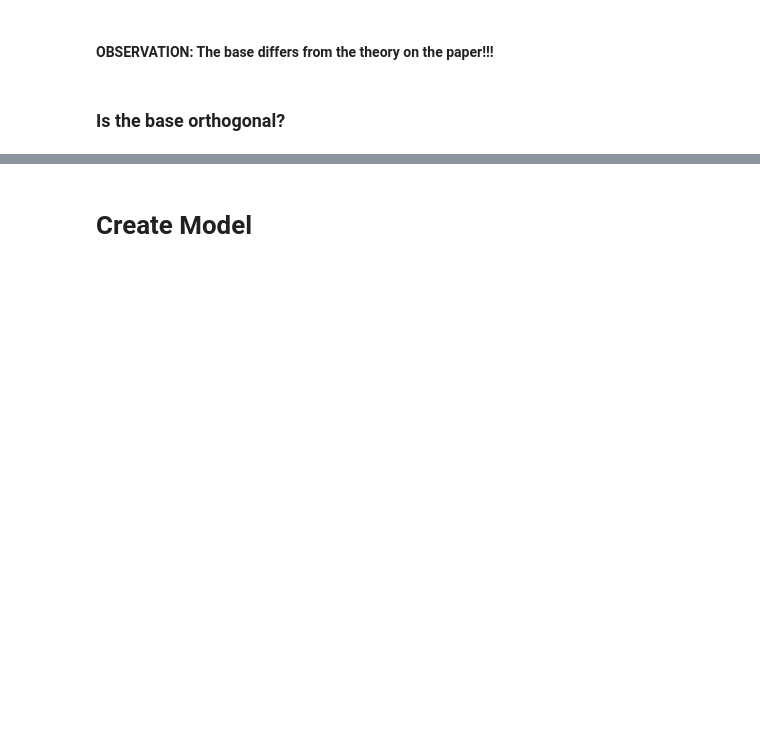
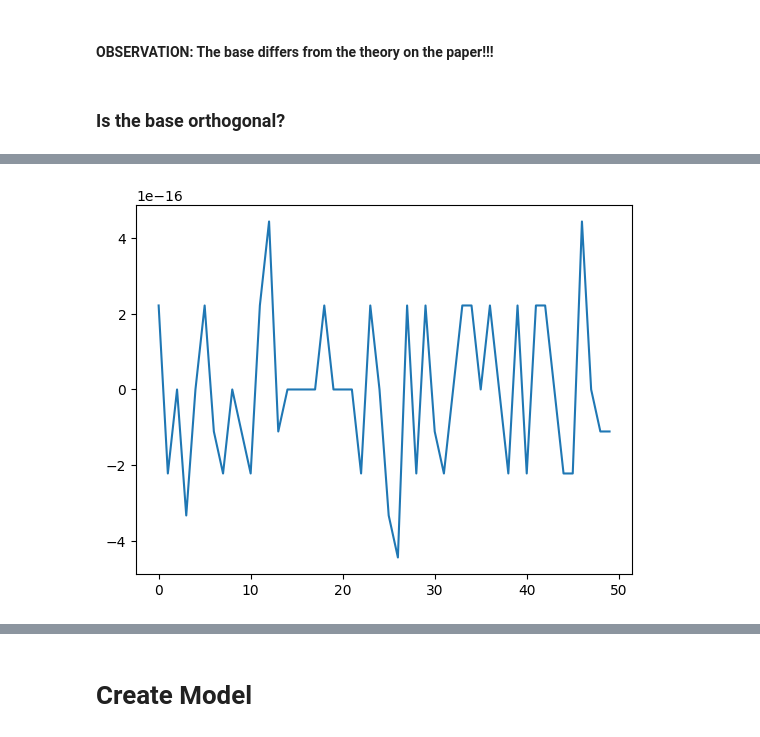
Before and after one commit to CentofantiEze/FBResNet, a Jupyter notebook: notebooks/explore_base.ipynb, the cells around one changed output, grey strips where cells are left out. Saved outputs shown, nothing was run; the diff lists cells and outputs as text; code cells hidden in the pictures; blank space fills up the shorter version.

```diff
--- a/notebooks/explore_base.ipynb
+++ b/notebooks/explore_base.ipynb
@@ -64,3 +77,8 @@ plt.show()
+# %%
+plt.plot(np.diag(cross_prod)-1)
+plt.show()
+# %% [output]
+[figure, added]
 # %%
 for i in range(8):
     plt.plot(base[i])
```
Also changed, not shown: parts of 18 cells of this notebook.
